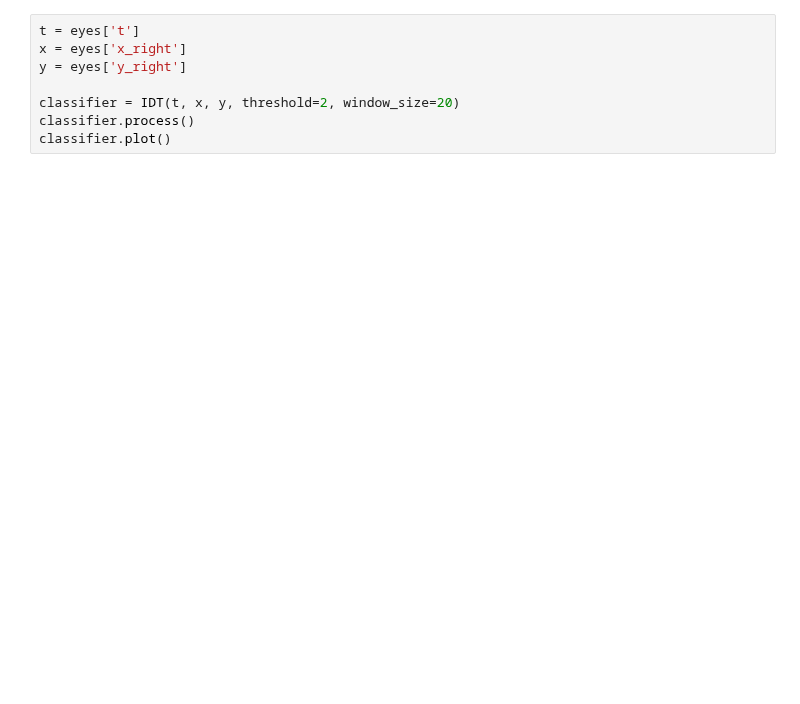
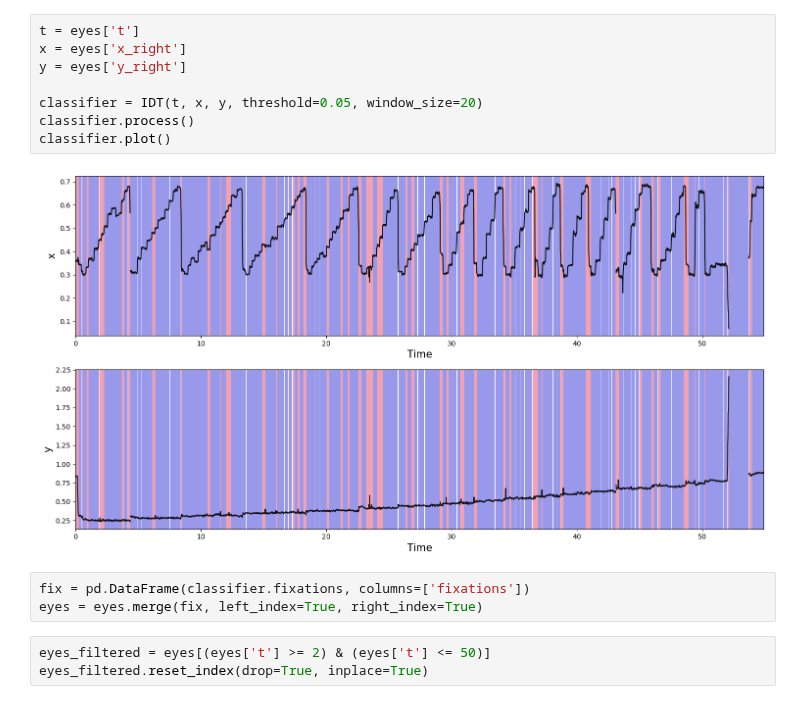
Before and after one commit to slayervictor/Fagpakkeprojekt-Eyes-Modelling, a Jupyter notebook: IDT/realtest.ipynb, the cells around one changed output. Cells and saved outputs as stored; diff of their text form; blank space fills up the shorter version.

```diff
--- a/IDT/realtest.ipynb
+++ b/IDT/realtest.ipynb
@@ -76,8 +70,16 @@ plt.show()
 # %%
 t = eyes['t']
 x = eyes['x_right']
 y = eyes['y_right']
 
-classifier = IDT(t, x, y, threshold=2, window_size=20)
+classifier = IDT(t, x, y, threshold=0.05, window_size=20)
 classifier.process()
 classifier.plot()
+# %% [output]
+[figure, added]
+# %%
+fix = pd.DataFrame(classifier.fixations, columns=['fixations'])
+eyes = eyes.merge(fix, left_index=True, right_index=True)
+# %%
+eyes_filtered = eyes[(eyes['t'] >= 2) & (eyes['t'] <= 50)]
+eyes_filtered.reset_index(drop=True, inplace=True)
```
Also changed, not shown: parts of 8 cells of this notebook, 5 other files.
